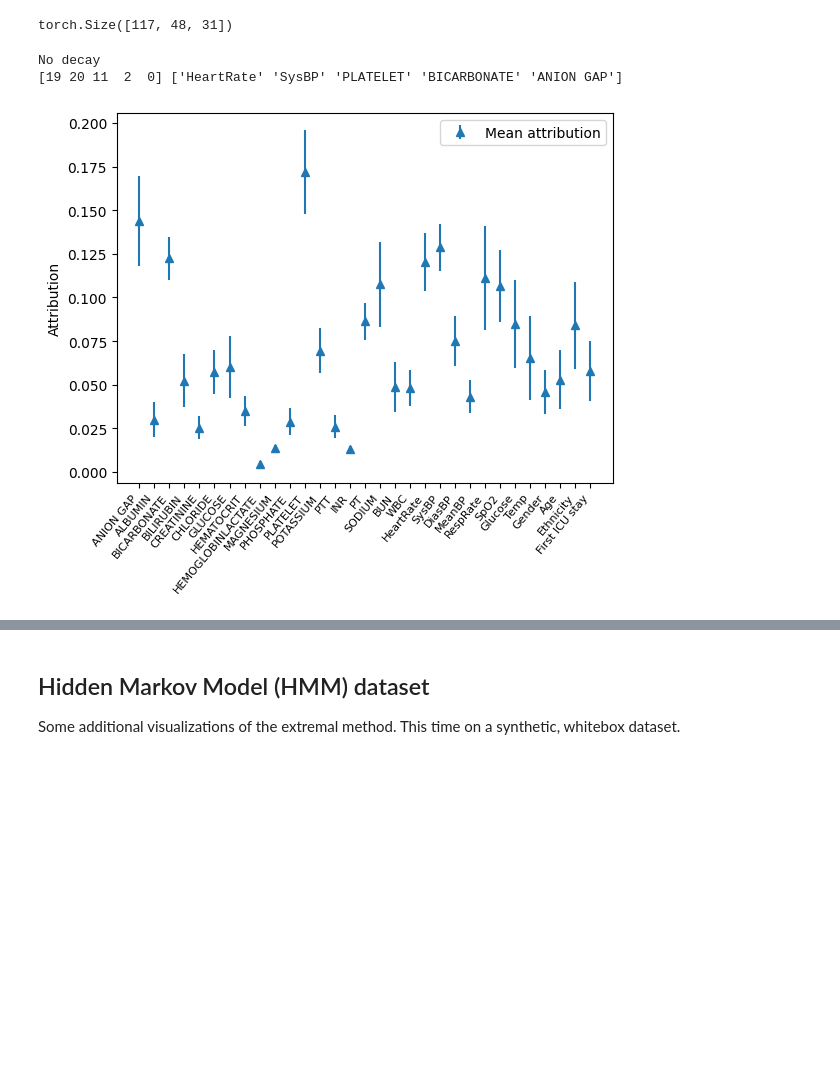
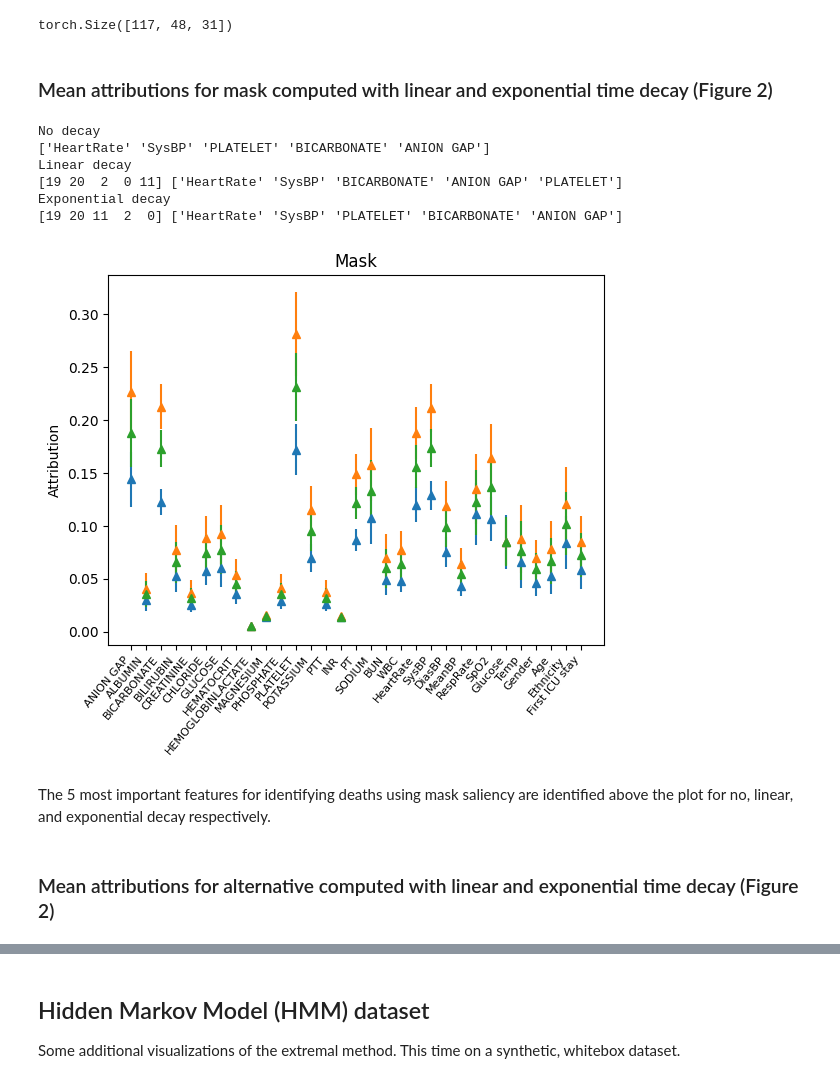
Before and after one commit to anonymous8293/factai, a Jupyter notebook: extensions1-2.ipynb, the cells around one changed output, grey strips where cells are left out. Cells and saved outputs as stored; diff of their text form; code cells hidden in the pictures; blank space fills up the shorter version.

Commit message:
fix: exponential plotting, add decay for both mask and alternative

```diff
--- a/extensions1-2.ipynb
+++ b/extensions1-2.ipynb
@@ -531,19 +531,26 @@ dead_attr = extremal_mask_attr_mimic[dead_indices]
 dead_attr.shape
 # %% [output]
 torch.Size([117, 48, 31])
+# %% [markdown]
+### Mean attributions for mask computed with linear and exponential time decay (Figure 2)
 # %%
 from tint.utils.plotting import plot_mean_attributions
 
 plot_mean_attributions(
-    attr=dead_attr,
-    xtick_labels=feature_names,
-    decay=False,
-    debug=True,
+    dead_attr, decay=True, xtick_labels=feature_names, debug=True, title="Mask"
 )
 # %% [output]
 No decay
+['HeartRate' 'SysBP' 'PLATELET' 'BICARBONATE' 'ANION GAP']
+Linear decay
+[19 20  2  0 11] ['HeartRate' 'SysBP' 'BICARBONATE' 'ANION GAP' 'PLATELET']
+Exponential decay
 [19 20 11  2  0] ['HeartRate' 'SysBP' 'PLATELET' 'BICARBONATE' 'ANION GAP']
-[figure, old version]
+[figure, new version]
+# %% [markdown]
+The 5 most important features for identifying deaths using mask saliency are identified above the plot for no, linear, and exponential decay respectively.
+# %% [markdown]
+### Mean attributions for alternative computed with linear and exponential time decay (Figure 2)
 # %%
 mimic_batch, perturbation_mimic, mask_mimic, x1_mimic, x2_mimic = compute_perturbations(
     data=x_test_mimic,
```
Also changed, not shown: parts of 11 cells of this notebook, 1 other file.
